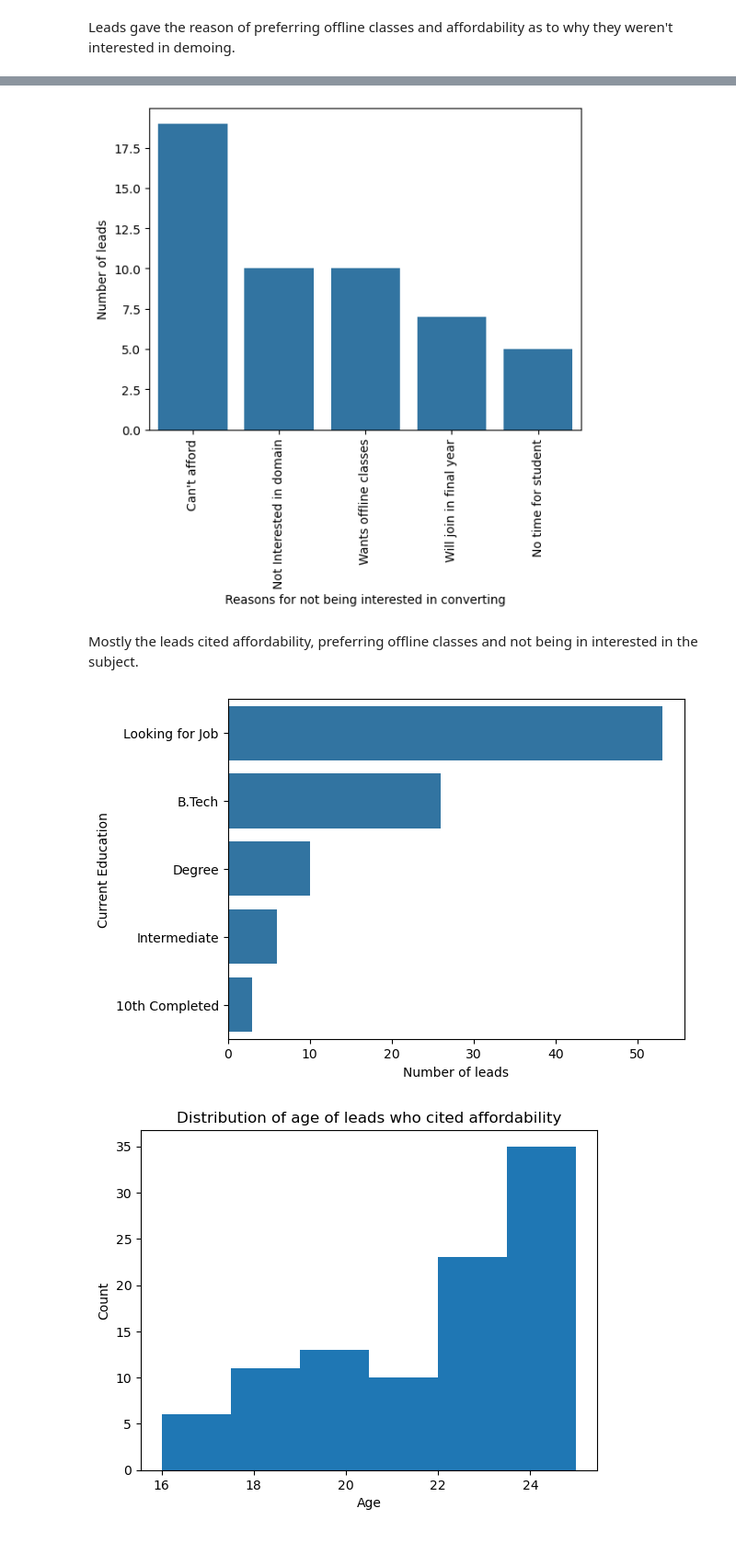
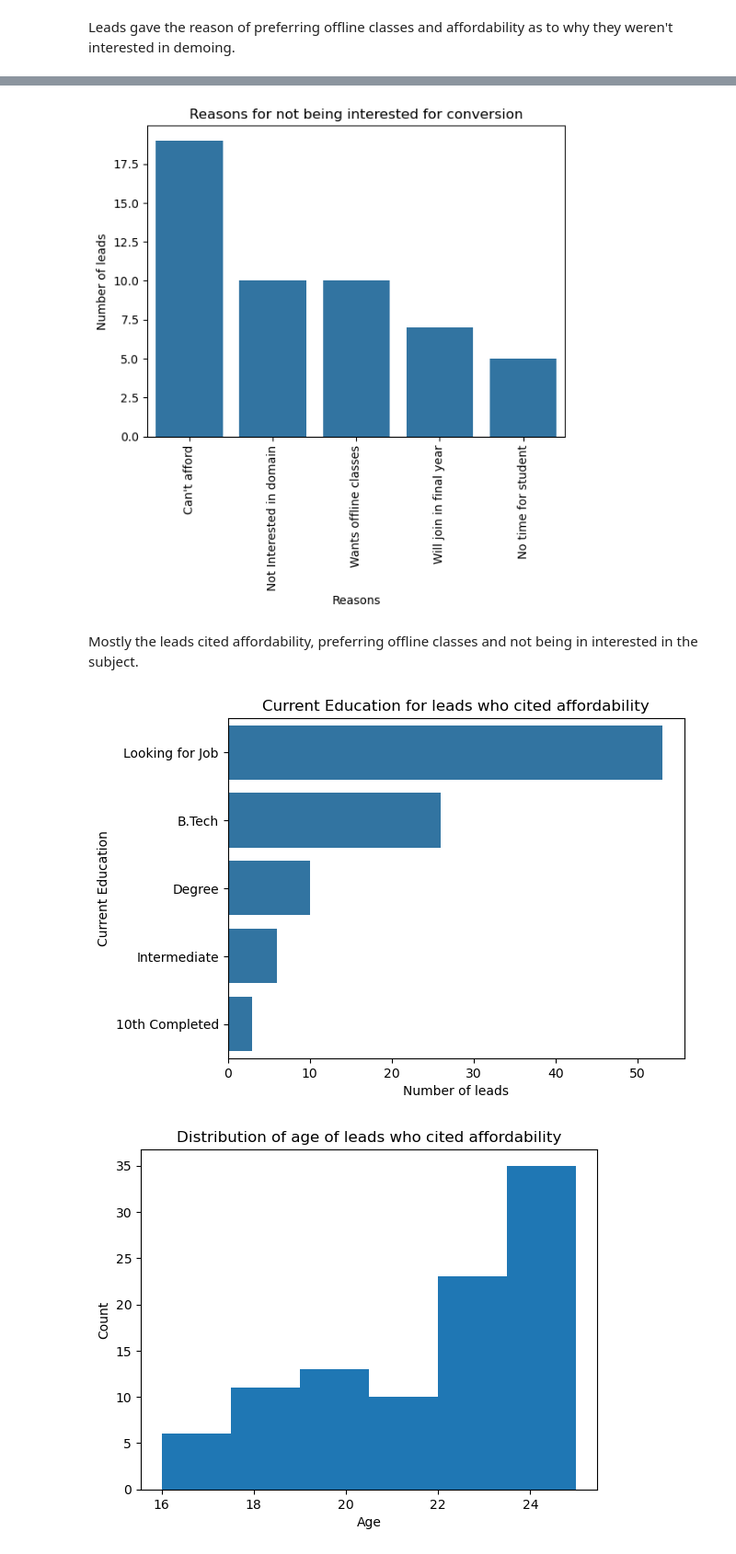
Before and after one commit to NajibAdan/EdTech_Analysis, a Jupyter notebook: edtech_analysis.ipynb, the cells around one changed output, grey strips where cells are left out. Shown: that part at 92% size. Drawn from its saved outputs; the diff is of its cells as text; code cells hidden in the pictures.

Commit message:
added titles to charts, more insights and call to action

```diff
--- a/edtech_analysis.ipynb
+++ b/edtech_analysis.ipynb
@@ -61,16 +63,18 @@ plot_bar_chart(awareness_end,'reason','Reasons for not being interested in consi
 # %%
 consider_end = no_interest_df.query("stage_dropped == 'consider'")
-plot_bar_chart(consider_end,'reason','Reasons for not being interested in converting');
+plot_bar_chart(consider_end,'reason','Reasons')
+plt.title('Reasons for not being interested for conversion');
 # %% [output]
-[figure, old version]
+[figure, new version]
 # %% [markdown]
 Mostly the leads cited affordability, preferring offline classes and not being in interested in the subject.
 # %%
 afford = no_interest_df[no_interest_df['reason']=="Can't afford"]
 afford_details = pd.merge(afford,leads_df,on='lead_id')
 plot_bar_chart(afford_details,'current_education','Current Education',y=True)
+plt.title("Current Education for leads who cited affordability");
 # %% [output]
-[figure, old version]
+[figure, new version]
 # %%
 plt.hist(x='age',data=afford_details,bins=6)
 plt.xlabel('Age')
```
Also changed, not shown: parts of 9 cells of this notebook, 1 other file.
